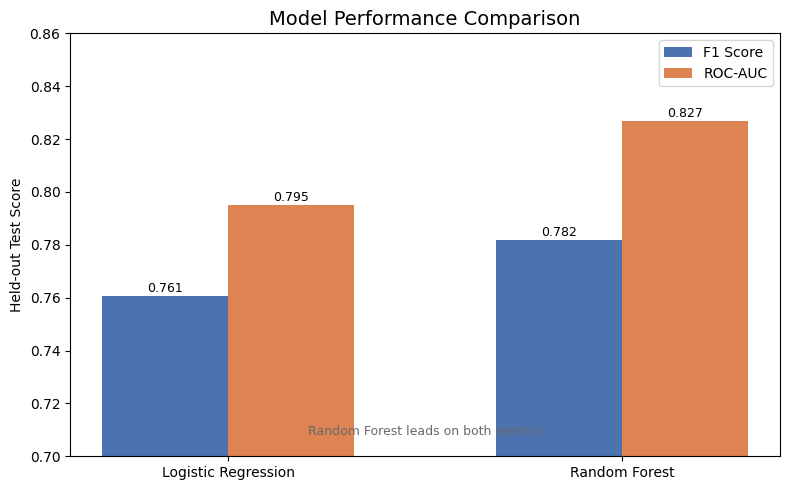
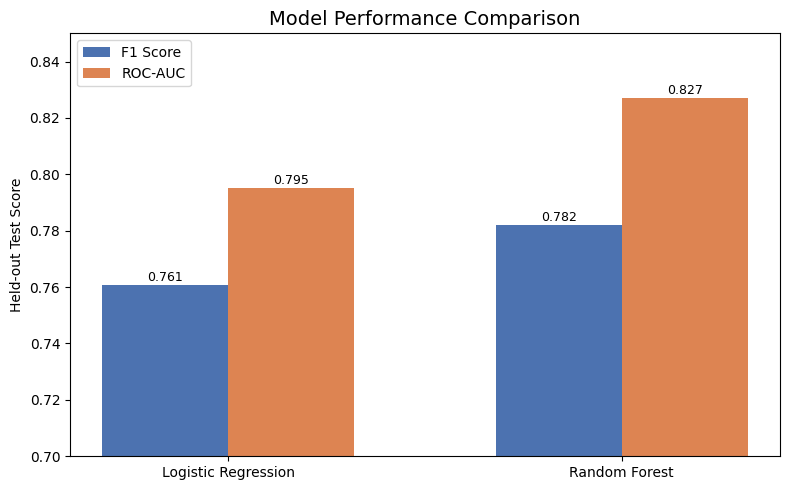
The change to this notebook cell's code, shown as a diff; its figure went from the first image to the second:
--- before
+++ after
@@ -5,11 +5,16 @@
 ax.set_xticks(x)
 ax.set_xticklabels(['Logistic Regression', 'Random Forest'])
-ax.set_ylim(0.70, 0.86)
+ax.set_ylim(0.70, 0.85)
 ax.set_title('Model Performance Comparison', fontsize=14)
 ax.set_ylabel('Held-out Test Score')
 ax.legend()
 for bar in list(b1) + list(b2):
-    ax.text(bar.get_x() + bar.get_width() / 2, bar.get_height() + 0.0015, f'{bar.get_height():.3f}', ha='center', fontsize=9)
-ax.text(0.5, 0.05, 'Random Forest leads on both metrics', transform=ax.transAxes, ha='center', fontsize=9, color='dimgray')
+    ax.text(
+        bar.get_x() + bar.get_width() / 2,
+        bar.get_height() + 0.0015,
+        f'{bar.get_height():.3f}',
+        ha='center',
+        fontsize=9
+    )
 plt.tight_layout()
 plt.savefig('output_figures/vis7_model_comparison.png', dpi=150, bbox_inches='tight')

Commit: Fixing visual code